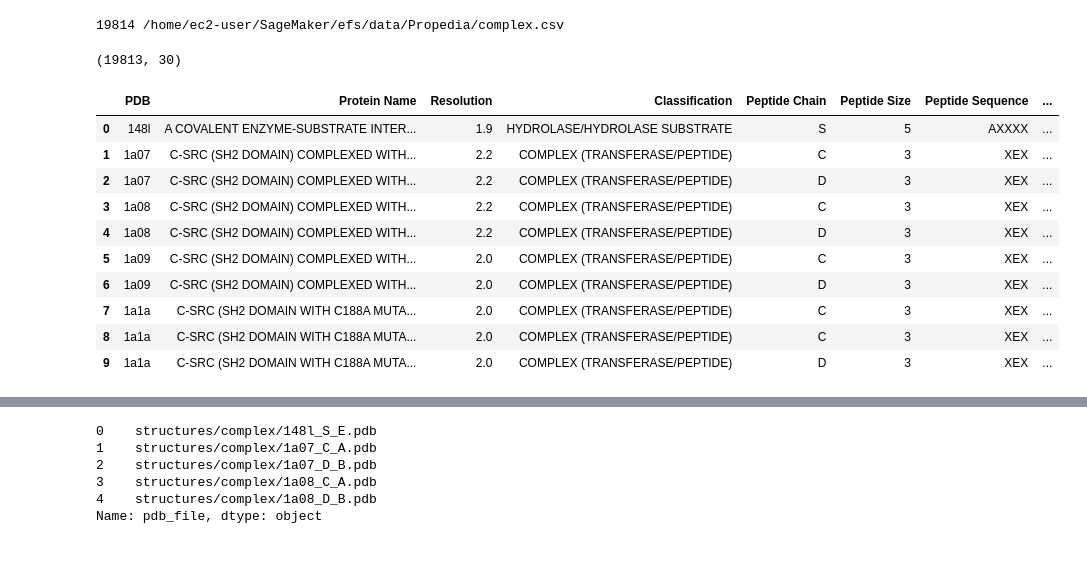
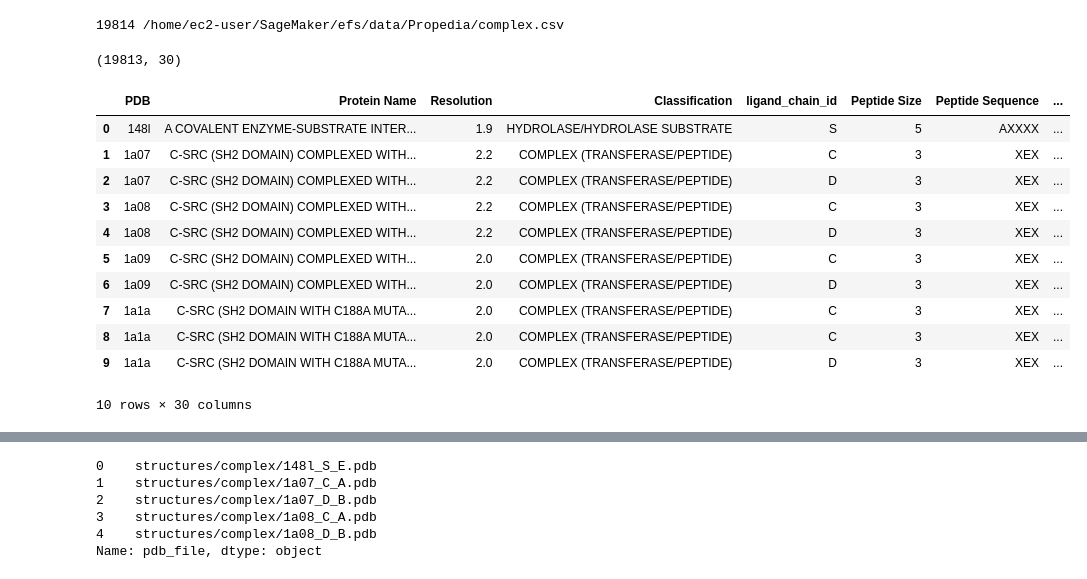
Before and after one commit to aws-samples/eggnet-equivariant-graph-of-graph-neural-network, a Jupyter notebook: Explore_Propedia.ipynb, the cells around one changed output, grey strips where cells are left out. Drawn from its saved outputs; the diff is of its cells as text; code cells hidden in the pictures.

```diff
--- a/Explore_Propedia.ipynb
+++ b/Explore_Propedia.ipynb
@@ -36,12 +40,15 @@ pd.set_option('display.max_columns', None)
 # %%
 complex_df = pd.read_csv(
     os.path.join(DATA_DIR, 'complex.csv'),
-)
+).rename(columns={
+    'Receptor Chain': 'receptor_chain_id',
+    'Peptide Chain': 'ligand_chain_id'
+})
 print(complex_df.shape)
 complex_df.head(10)
 # %% [output]
 (19813, 30)
-|  | PDB | Protein Name | Resolution | Classification | Peptide Chain | Peptide Size | Peptide Sequence | ... |
+|  | PDB | Protein Name | Resolution | Classification | ligand_chain_id | Peptide Size | Peptide Sequence | ... |
 | 0 | 148l | A COVALENT ENZYME-SUBSTRATE INTER... | 1.9 | HYDROLASE/HYDROLASE SUBSTRATE | S | 5 | AXXXX | ... |
 | 1 | 1a07 | C-SRC (SH2 DOMAIN) COMPLEXED WITH... | 2.2 | COMPLEX (TRANSFERASE/PEPTIDE) | C | 3 | XEX | ... |
 | 2 | 1a07 | C-SRC (SH2 DOMAIN) COMPLEXED WITH... | 2.2 | COMPLEX (TRANSFERASE/PEPTIDE) | D | 3 | XEX | ... |
@@ -52,5 +59,6 @@ complex_df.head(10)
 | 7 | 1a1a | C-SRC (SH2 DOMAIN WITH C188A MUTA... | 2.0 | COMPLEX (TRANSFERASE/PEPTIDE) | C | 3 | XEX | ... |
 | 8 | 1a1a | C-SRC (SH2 DOMAIN WITH C188A MUTA... | 2.0 | COMPLEX (TRANSFERASE/PEPTIDE) | C | 3 | XEX | ... |
 | 9 | 1a1a | C-SRC (SH2 DOMAIN WITH C188A MUTA... | 2.0 | COMPLEX (TRANSFERASE/PEPTIDE) | D | 3 | XEX | ... |
+10 rows × 30 columns
 # %%
 complex_df['receptor_PDBID_chain'] = complex_df.apply(
```
Also changed, not shown: parts of 15 cells of this notebook.
